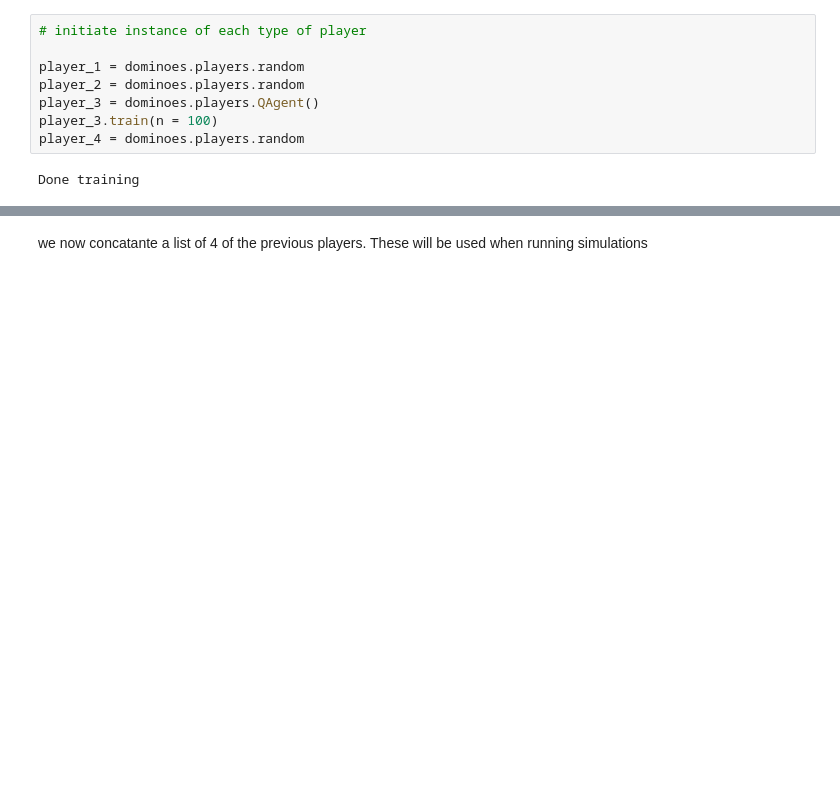
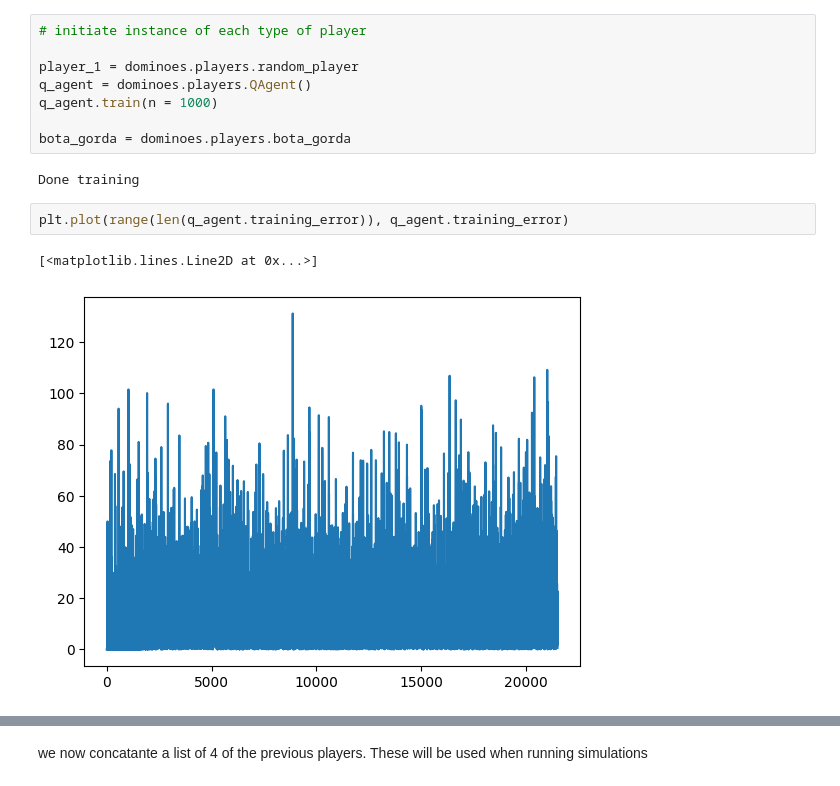
Before and after one commit to Brunozml/dominoes-rl, a Jupyter notebook: notebooks/dominoes_simulation.ipynb, the cells around one changed output, grey strips where cells are left out. Cells and saved outputs as stored; diff of their text form; blank space fills up the shorter version.

Commit message:
added visualization of training + bug fixes

```diff
--- a/notebooks/dominoes_simulation.ipynb
+++ b/notebooks/dominoes_simulation.ipynb
@@ -14,10 +16,15 @@ The following variables contain an instance of the different algorithms that hav
 # %%
 # initiate instance of each type of player
 
-player_1 = dominoes.players.random
-player_2 = dominoes.players.random
-player_3 = dominoes.players.QAgent()
-player_3.train(n = 100)
-player_4 = dominoes.players.random
+player_1 = dominoes.players.random_player
+q_agent = dominoes.players.QAgent()
+q_agent.train(n = 1000)
+
+bota_gorda = dominoes.players.bota_gorda
 # %% [output]
 Done training
+# %%
+plt.plot(range(len(q_agent.training_error)), q_agent.training_error)
+# %% [output]
+[<matplotlib.lines.Line2D at 0x...>]
+[figure, added]
```
Also changed, not shown: parts of 6 cells of this notebook, 7 other files.
